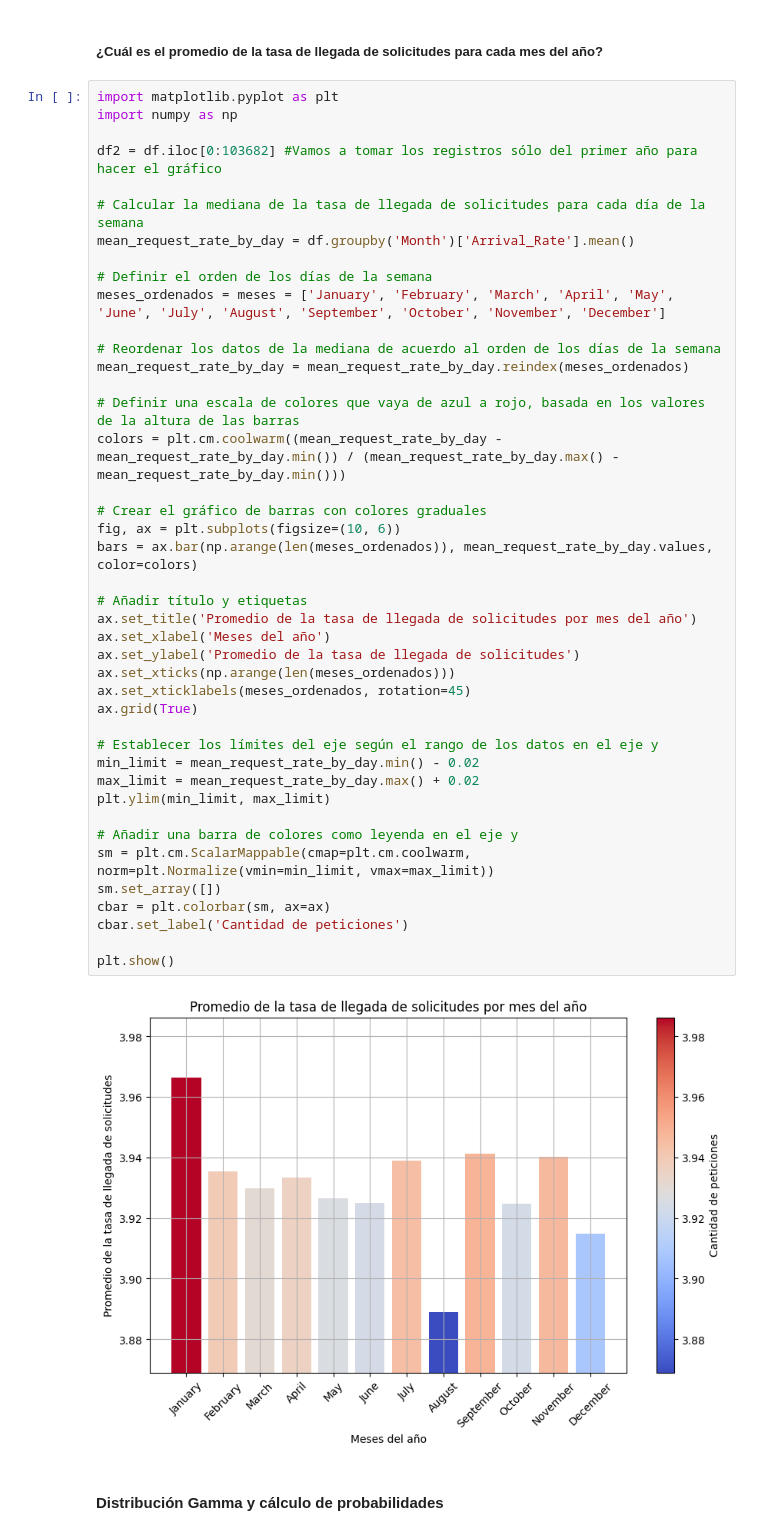
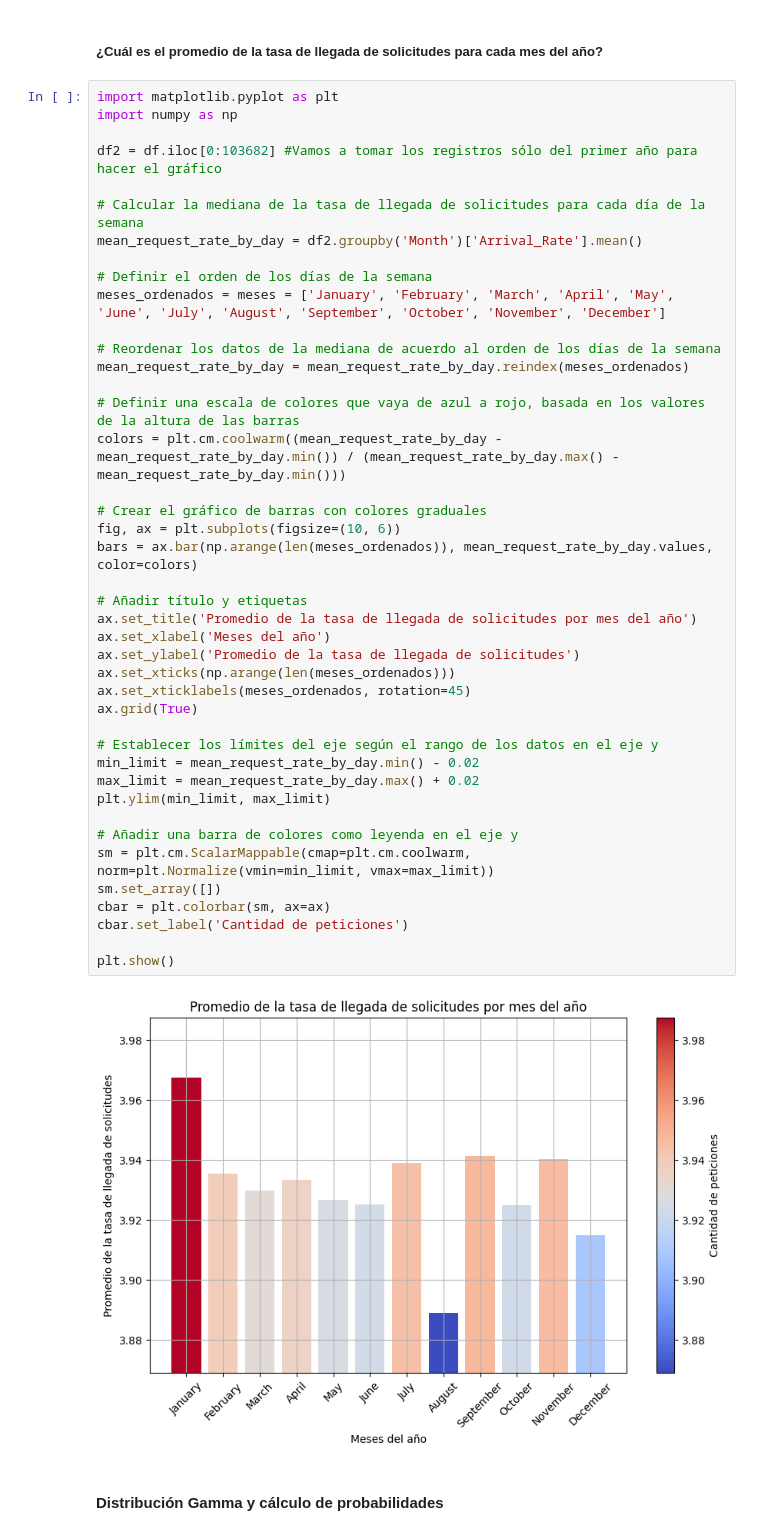
Before and after one commit to DCajiao/Distribuciones-de-Probabilidad, a Jupyter notebook: notebooks/pregunta4.ipynb, the cells around one changed output. Saved outputs shown, nothing was run; the diff lists cells and outputs as text.

```diff
--- a/notebooks/pregunta4.ipynb
+++ b/notebooks/pregunta4.ipynb
@@ -226,7 +226,7 @@ import numpy as np
 df2 = df.iloc[0:103682] #Vamos a tomar los registros sólo del primer año para hacer el gráfico
 
 # Calcular la mediana de la tasa de llegada de solicitudes para cada día de la semana
-mean_request_rate_by_day = df.groupby('Month')['Arrival_Rate'].mean()
+mean_request_rate_by_day = df2.groupby('Month')['Arrival_Rate'].mean()
 
 # Definir el orden de los días de la semana
 meses_ordenados = meses = ['January', 'February', 'March', 'April', 'May', 'June', 'July', 'August', 'September', 'October', 'November', 'December']
@@ -235,34 +235,34 @@ meses_ordenados = meses = ['January', 'February', 'March', 'April', 'May', 'June
 mean_request_rate_by_day = mean_request_rate_by_day.reindex(meses_ordenados)
 
 # Definir una escala de colores que vaya de azul a rojo, basada en los valores de la altura de las barras
 colors = plt.cm.coolwarm((mean_request_rate_by_day - mean_request_rate_by_day.min()) / (mean_request_rate_by_day.max() - mean_request_rate_by_day.min()))
 
 # Crear el gráfico de barras con colores graduales
 fig, ax = plt.subplots(figsize=(10, 6))
 bars = ax.bar(np.arange(len(meses_ordenados)), mean_request_rate_by_day.values, color=colors)
 
 # Añadir título y etiquetas
 ax.set_title('Promedio de la tasa de llegada de solicitudes por mes del año')
 ax.set_xlabel('Meses del año')
 ax.set_ylabel('Promedio de la tasa de llegada de solicitudes')
 ax.set_xticks(np.arange(len(meses_ordenados)))
 ax.set_xticklabels(meses_ordenados, rotation=45)
 ax.grid(True)
 
 # Establecer los límites del eje según el rango de los datos en el eje y
 min_limit = mean_request_rate_by_day.min() - 0.02
 max_limit = mean_request_rate_by_day.max() + 0.02
 plt.ylim(min_limit, max_limit)
 
 # Añadir una barra de colores como leyenda en el eje y
 sm = plt.cm.ScalarMappable(cmap=plt.cm.coolwarm, norm=plt.Normalize(vmin=min_limit, vmax=max_limit))
 sm.set_array([])
 cbar = plt.colorbar(sm, ax=ax)
 cbar.set_label('Cantidad de peticiones')
 
 plt.show()
 # %% [output]
-[figure, old version]
+[figure, new version]
 # %% [markdown]
 #### Distribución Gamma y cálculo de probabilidades
 # %%
```
Also changed, not shown: 4 other files.
